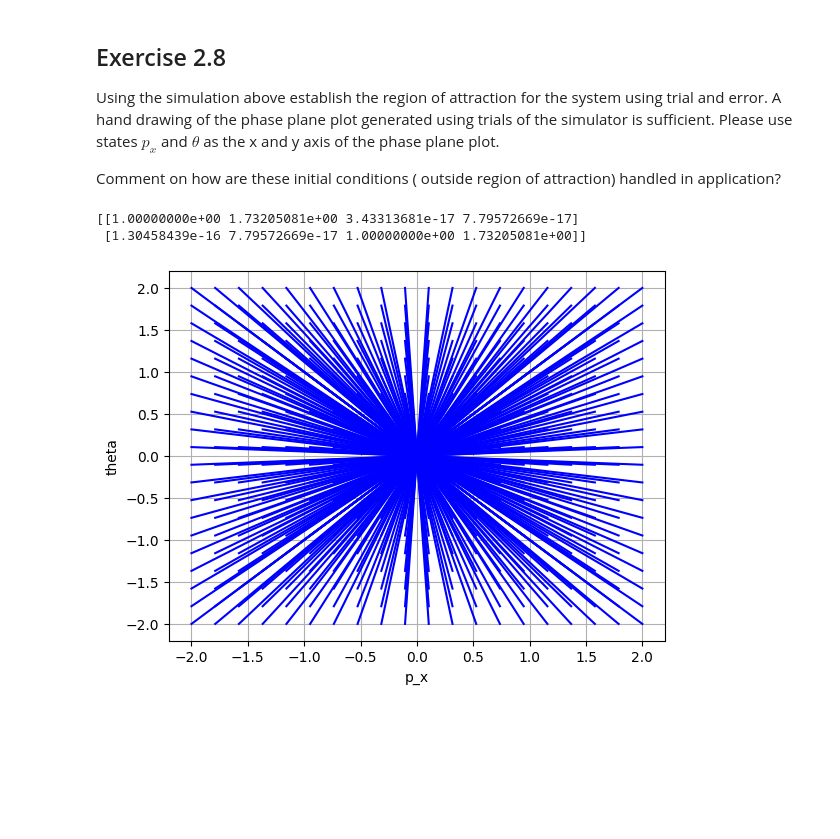
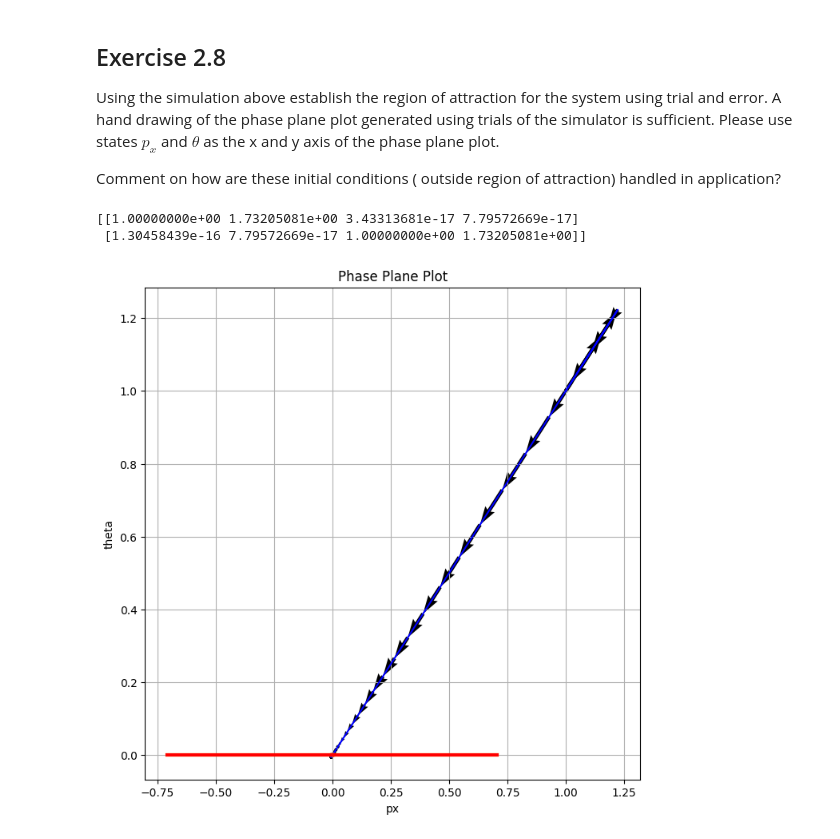
Before and after one commit to amhclark/me7220_gnc, a Jupyter notebook: ME7220_A2.ipynb, the cells around one changed output. Saved outputs shown, nothing was run; the diff lists cells and outputs as text; code cells hidden in the pictures; blank space fills up the shorter version.

Commit message:
Ex 2.8 update plot

```diff
--- a/ME7220_A2.ipynb
+++ b/ME7220_A2.ipynb
@@ -392,59 +507,62 @@ Comment on how are these initial conditions ( outside region of attraction) hand
 import numpy as np
 import control as ct
 import matplotlib.pyplot as plt
+from scipy import integrate
 
 # The state space model
 A = np.array([[0, 1.0, 0.0, 0.0],
               [0, 0, 0, 0],
               [0, 0, 0, 1],
               [0, 0, 0, 0]])
 B = np.array([[0, 0],
               [1.0, 0],
               [0, 0],
               [0, 1.0]])
 C = np.eye(4)
 
 # LQR Implementation
 Q = np.eye(4)
 R = np.eye(2)
 Kc = ct.lqr(A, B, Q, R)[0]
 print(Kc)
 
-# The new autonomous system becomes dx = (A - B*Kc)x
+# The new autonomous system becomes dx = (A - B @ Kc) * x
 A_new = A - B @ Kc
 
+def Sys(X, t=0):
+    return A_new @ X
+
 sys = ct.ss(A_new, [0, 0, 0, 0], C, 0)  # Define the system
+T, yout = ct.initial_response(sys, np.linspace(0.0, 10.0, num=50), [1, 1, 1, 1])  # simulate the system model
 
-# Define the range of initial conditions for the phase plane plot
-p_x_range = np.linspace(-2, 2, 20)
-theta_range = np.linspace(-2, 2, 20)
+# Phase Plane Plot
+px_index = 0
+theta_index = 2
 
-# Create a meshgrid for the phase plane plot
-p_x, theta = np.meshgrid(p_x_range, theta_range)
+fig = plt.figure(figsize=(8, 8))
+ax = fig.add_subplot(1, 1, 1)
 
-# Initialize lists to store the time response of each initial condition
-response_list = []
-
-# Simulate the system for each initial condition
-for px, th in zip(p_x.flatten(), theta.flatten()):
-    T, yout = ct.initial_response(sys, np.linspace(0.0, 10.0, num=50), [px, 0, th, 0])
-    response_list.append(yout)
-
-# Plot the phase plane
-fig, ax = plt.subplots()
-ax.set_xlabel('p_x')
-ax.set_ylabel('theta')
-
-# Plot the time response for each initial condition
-for response in response_list:
-    ax.plot(response[0], response[2], 'b-')
-
-# Add a grid to the plot
+ax.set_xlabel("px")
+ax.set_ylabel("theta")
+ax.set_title("Phase Plane Plot")
 ax.grid()
 
-# Show the plot
+ax.plot(yout[px_index], yout[theta_index], color="blue")
+ax.quiver(yout[px_index][:-1], yout[theta_index][:-1], yout[px_index][1:] - yout[px_index][:-1],
+          yout[theta_index][1:] - yout[theta_index][:-1], scale_units='xy', angles='xy', scale=1)
+
+eigenvalues, eigenvectors = np.linalg.eig(A_new)
+
+X, infodict = integrate.odeint(Sys, eigenvectors.real[:, 0], T, full_output=True)
+ax.plot(X[:, px_index], X[:, theta_index], color="yellow", linewidth=3.)
+ax.plot(-X[:, px_index], -X[:, theta_index], color="yellow", linewidth=3.)
+
+X, infodict = integrate.odeint(Sys, eigenvectors.real[:, 1], T, full_output=True)
+ax.plot(X[:, px_index], X[:, theta_index], color="red", linewidth=3.)
+ax.plot(-X[:, px_index], -X[:, theta_index], color="red", linewidth=3.)
+
 plt.show()
 # %% [output]
 [[1.00000000e+00 1.73205081e+00 3.43313681e-17 7.79572669e-17]
  [1.30458439e-16 7.79572669e-17 1.00000000e+00 1.73205081e+00]]
-[figure, old version]
+[figure, new version]
```
Also changed, not shown: parts of 2 cells of this notebook.
